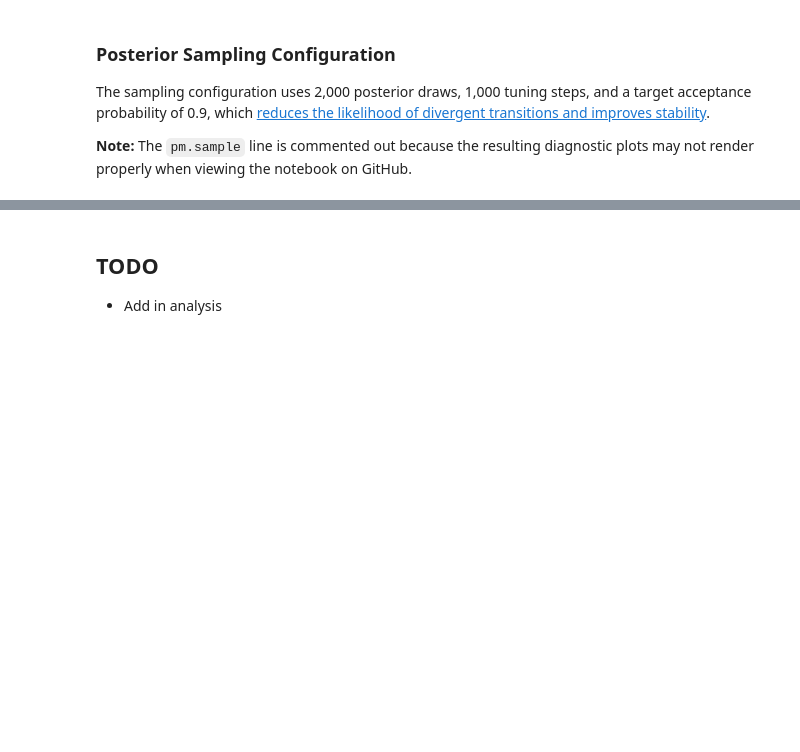
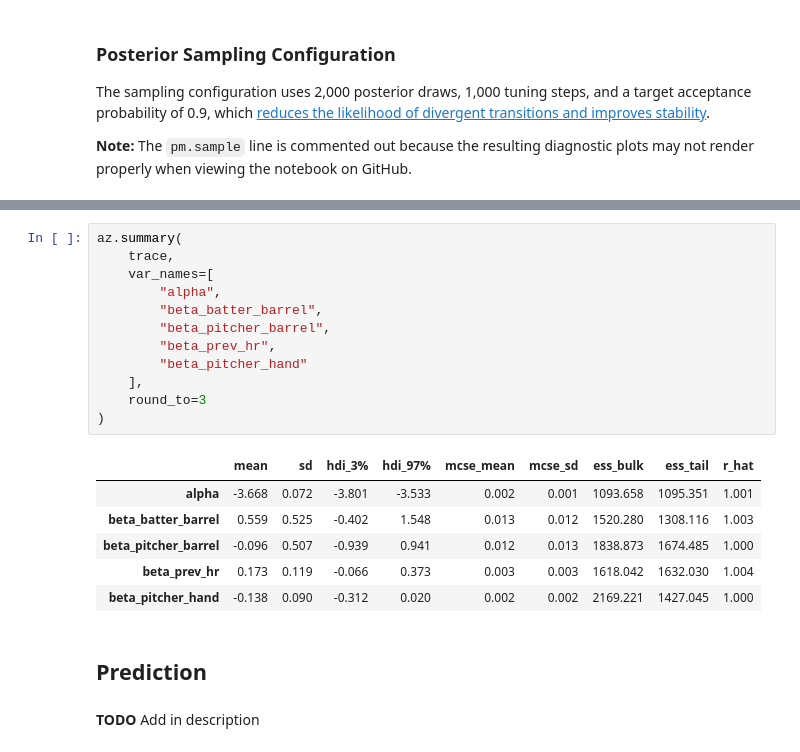
Before and after one commit to Sam-Gartenstein/home-run-prediction, a Jupyter notebook: Home Run Prediction.ipynb, the cells around one changed output, grey strips where cells are left out. Cells and saved outputs as stored; diff of their text form; blank space fills up the shorter version.

```diff
--- a/Home Run Prediction.ipynb
+++ b/Home Run Prediction.ipynb
@@ -208,4 +281,23 @@ Estimated HR probability for a given at-bat (Aaron Judge vs Cameron, Noah): 0.04
+# %%
+az.summary(
+    trace,
+    var_names=[
+        "alpha",
+        "beta_batter_barrel",
+        "beta_pitcher_barrel",
+        "beta_prev_hr",
+        "beta_pitcher_hand"
+    ],
+    round_to=3
+)
+# %% [output]
+|  | mean | sd | hdi_3% | hdi_97% | mcse_mean | mcse_sd | ess_bulk | ess_tail | r_hat |
+| alpha | -3.668 | 0.072 | -3.801 | -3.533 | 0.002 | 0.001 | 1093.658 | 1095.351 | 1.001 |
+| beta_batter_barrel | 0.559 | 0.525 | -0.402 | 1.548 | 0.013 | 0.012 | 1520.280 | 1308.116 | 1.003 |
+| beta_pitcher_barrel | -0.096 | 0.507 | -0.939 | 0.941 | 0.012 | 0.013 | 1838.873 | 1674.485 | 1.000 |
+| beta_prev_hr | 0.173 | 0.119 | -0.066 | 0.373 | 0.003 | 0.003 | 1618.042 | 1632.030 | 1.004 |
+| beta_pitcher_hand | -0.138 | 0.090 | -0.312 | 0.020 | 0.002 | 0.002 | 2169.221 | 1427.045 | 1.000 |
+# %% [markdown]
+## Prediction
 # %% [markdown]
-## TODO
-
-- Add in analysis
+**TODO** Add in description
```
Also changed, not shown: parts of 38 cells of this notebook, 4 other files.
